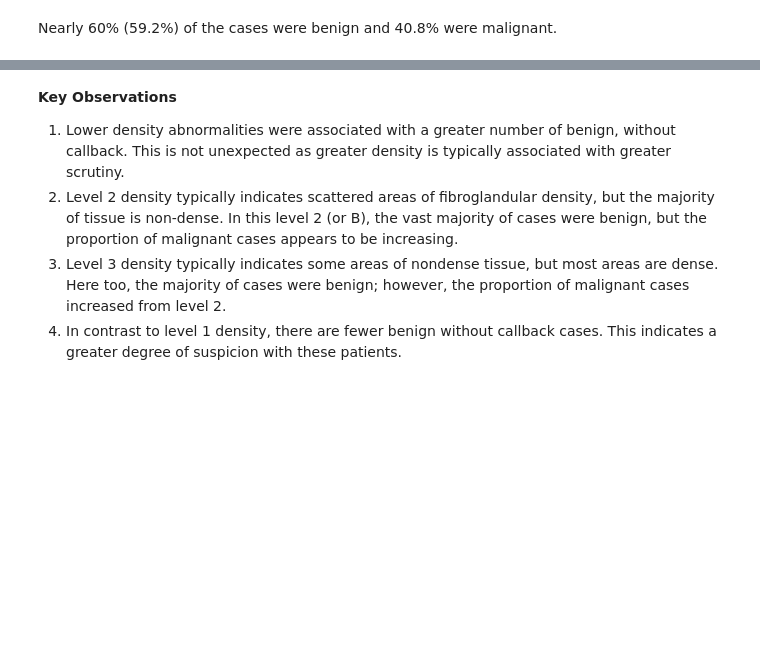
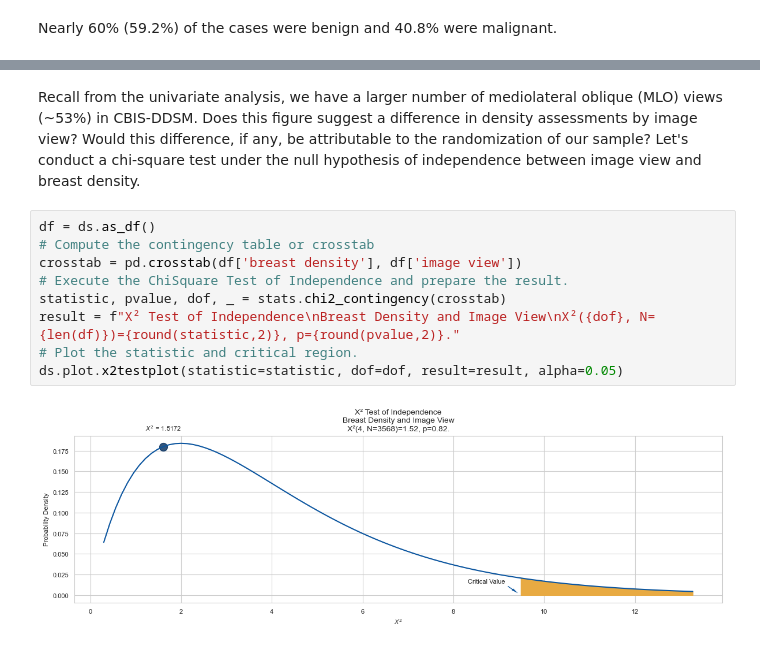
Before and after one commit to john-james-ai/BreastCancerDetection, a Jupyter notebook: notebooks/content/02_eda.ipynb, the cells around one changed output, grey strips where cells are left out. Cells and saved outputs as stored; diff of their text form; blank space fills up the shorter version.

```diff
--- a/notebooks/content/02_eda.ipynb
+++ b/notebooks/content/02_eda.ipynb
@@ -399,7 +419,13 @@ ds.describe(x=['breast density', 'pathology'], groupby='breast density').categor
-# %% [markdown]
-**Key Observations**
-
-1. Lower density abnormalities were associated with a greater number of benign, without callback. This is not unexpected as greater density is typically associated with greater scrutiny.
-2. Level 2 density typically indicates scattered areas of fibroglandular density, but the majority of tissue is non-dense. In this level 2 (or B), the vast majority of cases were benign, but the proportion of malignant cases appears to be increasing.
-3. Level 3 density typically indicates some areas of nondense tissue, but most areas are dense. Here too, the majority of cases were benign; however, the proportion of malignant cases increased from level 2.
-4. In contrast to level 1 density, there are fewer benign without callback cases. This indicates a greater degree of suspicion with these patients.
+# %% [markdown]
+Recall from the univariate analysis, we have a larger number of mediolateral oblique (MLO) views (~53%) in CBIS-DDSM. Does this figure suggest a difference in density assessments by image view? Would this difference, if any, be attributable to the randomization of our sample? Let's conduct a chi-square test under the null hypothesis of independence between image view and breast density.
+# %%
+df = ds.as_df()
+# Compute the contingency table or crosstab
+crosstab = pd.crosstab(df['breast density'], df['image view'])
+# Execute the ChiSquare Test of Independence and prepare the result.
+statistic, pvalue, dof, _ = stats.chi2_contingency(crosstab)
+result = f"X² Test of Independence\nBreast Density and Image View\nX²({dof}, N={len(df)})={round(statistic,2)}, p={round(pvalue,2)}."
+# Plot the statistic and critical region.
+ds.plot.x2testplot(statistic=statistic, dof=dof, result=result, alpha=0.05)
+# %% [output]
+[figure, added]
```
Also changed, not shown: parts of 32 cells of this notebook, 2 other files.
